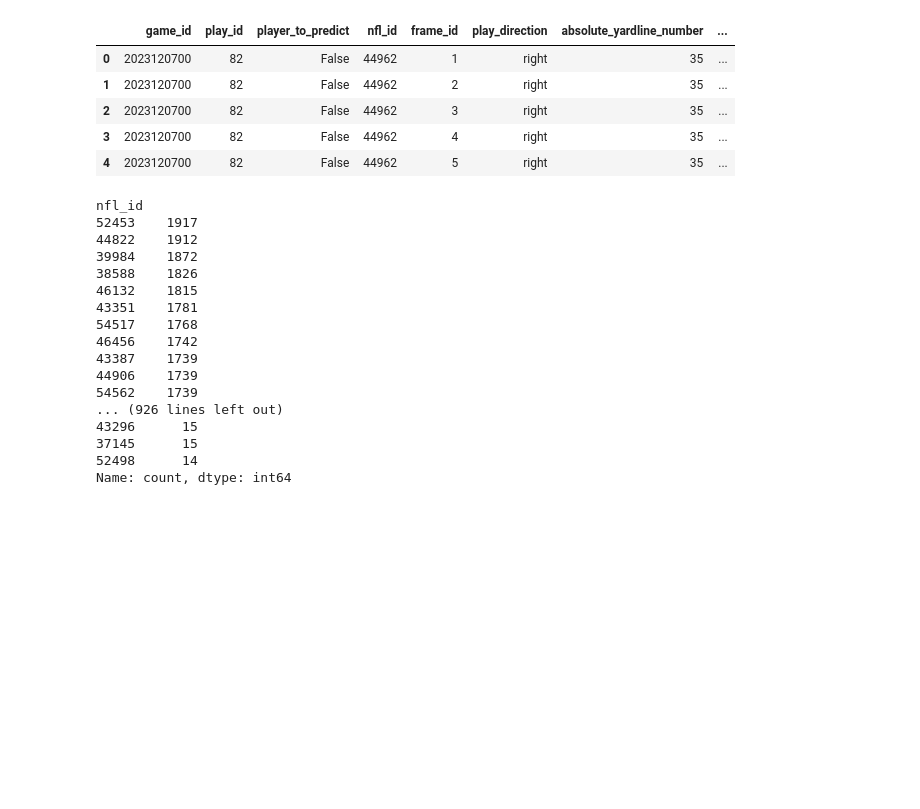
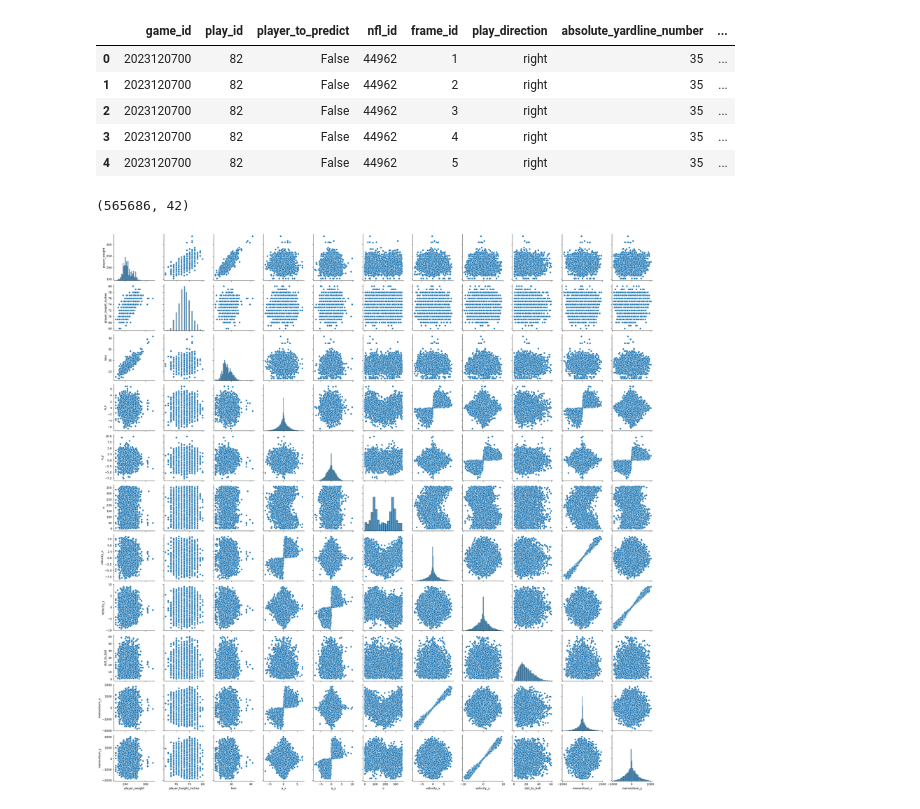
Before and after one commit to random-forest-rangers/baseline, a Jupyter notebook: EDA.ipynb, the cells around one changed output. Drawn from its saved outputs; the diff is of its cells as text; code cells hidden in the pictures; blank space fills up the shorter version.

```diff
--- a/EDA.ipynb
+++ b/EDA.ipynb
@@ -135,22 +138,15 @@ feature_engineering(input_df).head()
 | 3 | 2023120700 | 82 | False | 44962 | 4 | right | 35 | ... |
 | 4 | 2023120700 | 82 | False | 44962 | 5 | right | 35 | ... |
 # %%
-input_df['nfl_id'].value_counts()
+# input_df['nfl_id'].value_counts()
-# %% [output]
-nfl_id
-52453    1917
-44822    1912
-39984    1872
-38588    1826
-46132    1815
-43351    1781
-54517    1768
-46456    1742
-43387    1739
-44906    1739
-54562    1739
-... (926 lines left out)
-43296      15
-37145      15
-52498      14
-Name: count, dtype: int64
+# %%
+continuous_cols = ['player_weight', 'player_height_inches', 'bmi', 'a_x', 'a_y', 'o', 'velocity_x', 'velocity_y', 'dist_to_ball', 'momentum_x', 'momentum_y']
+categorical_cols = ['player_position', 'player_role', 'player_side']
+input_df.shape
+# %% [output]
+(565686, 42)
+# %%
+sns.pairplot(input_df[continuous_cols].dropna().sample(5000))
+plt.show()
+# %% [output]
+[figure, added]
```
Also changed, not shown: parts of 1 cell of this notebook, 1 other file.
